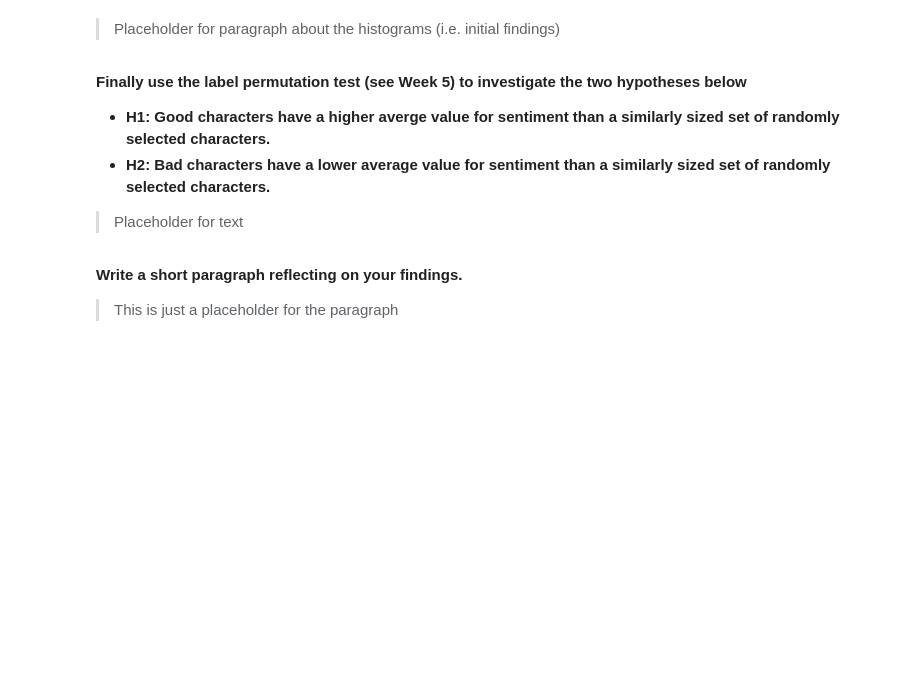
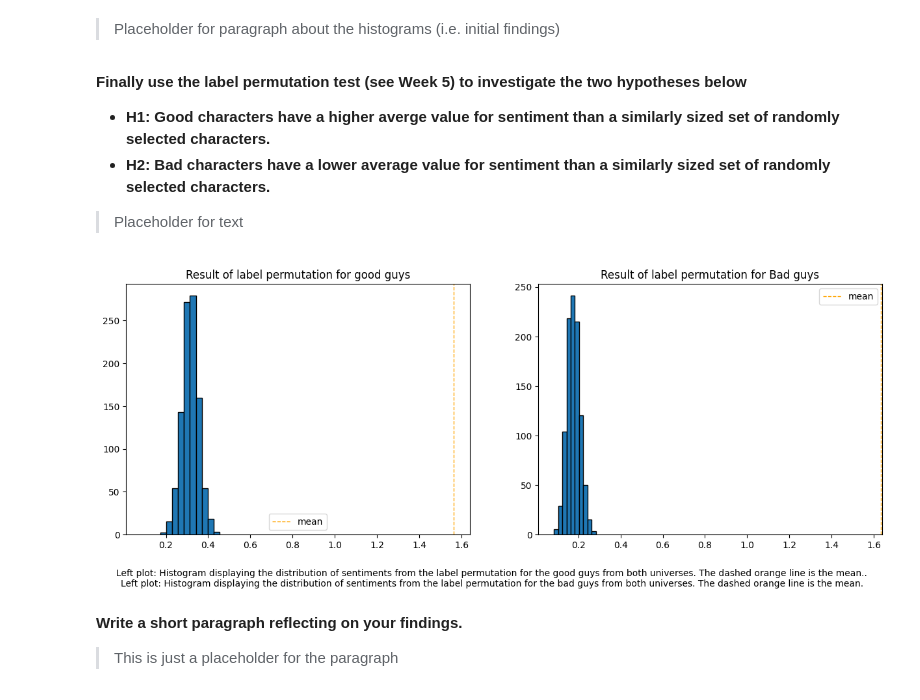
Before and after one commit to pete414n/02805SG, a Jupyter notebook: assignment2/assignment2.ipynb, the cells around one changed output. Drawn from its saved outputs; the diff is of its cells as text; code cells hidden in the pictures; blank space fills up the shorter version.

```diff
--- a/assignment2/assignment2.ipynb
+++ b/assignment2/assignment2.ipynb
@@ -384,17 +422,20 @@ for info in data:
             # Add that character name to the list of good guys
             good_guys.append(info[1])
             # Add the current alignment for that index in the alignment list
-            alignments.append(info[6])
+            alignments.append(info[5])
+
+            characters.append(info[1])
         # If the character is bad
-        if info[7] == '0':
+        if info[7] == '1':
             # Add that character name to the list of bad guys
             bad_guys.append(info[1])
             # Add the current alignment for that index in the alignment list
-            alignments.append(info[7])
+            alignments.append(0)
+            characters.append(info[1])
         # If either good or bad
-        if info[6] == '1' or info[7] == '1':
-            # Add the character name to the full list of characters
-            characters.append(info[1])
 
-# Remove the first element of the list since this contains the titles of the columns from the file
-characters = characters[1:]
+print(f"num gg = {len(good_guys)}")
+print(f"num bg = {len(bad_guys)}")
+print(f"sum gs = {len(good_guys)+len(bad_guys)}")
+print(f"num ch = {len(characters)}")
+print(f"aligns = {len(alignments)}")
@@ -499,7 +552,7 @@ for n in range(1000):
     sent_bad = 0
     sent_good = 0
 
-    rem_c = []
+    #rem_c = []
 
     # Since we are taking a sample in the size of all the characters we have
     # we just go through all of the characters and check their sentiment and
@@ -507,35 +560,37 @@ for n in range(1000):
     for c in characters:
         if G.has_node(c):
             a = alignments[characters.index(c)]
             if a == '1': # if its a good guy
                 sent_good += G.nodes[c]["sentiment"]
             if a == '0': # if its a bad guy
                 sent_bad += G.nodes[c]["sentiment"]
-        else:
-            rem_c.append(c)
+        #else:
+        #    rem_c.append(c)
 
     characters = [c for c in characters if c not in rem_c]
 
     # Divide the sum by the number of good/bad guys (in this sample)
     # Add this average to the average_sentiment_samples list
     average_sentiment_samples_good_guys.append(sent_good / len(good_guys))
     average_sentiment_samples_bad_guys.append(sent_bad / len(bad_guys))
 
 # Plot a histogram of the averages
 fig, axs = plt.subplots(1, 2, sharex=True, figsize=(15, 5))
 axs[0].hist(average_sentiment_samples_good_guys, bins = 10, edgecolor='black')
 axs[0].axvline(mean_gg, color='orange', linestyle='dashed', linewidth=1, label="mean")
 axs[0].set_title('Result of label permutation for good guys')
 axs[0].legend()
 
 axs[1].hist(average_sentiment_samples_bad_guys, bins = 10, edgecolor='black')
 axs[1].axvline(mean_bg, color='orange', linestyle='dashed', linewidth=1, label="mean")
 axs[1].set_title('Result of label permutation for Bad guys')
 axs[1].legend()
 
 plt.figtext(.5,-0.05, f"Left plot: Histogram displaying the distribution of sentiments from the label permutation for the good guys from both universes. The dashed orange line is the mean..\nLeft plot: Histogram displaying the distribution of sentiments from the label permutation for the bad guys from both universes. The dashed orange line is the mean.", ha='center')
 
 plt.show()
+# %% [output]
+[figure, added]
 # %% [markdown]
 **Write a short paragraph reflecting on your findings.**
 
```
Also changed, not shown: parts of 9 cells of this notebook.
